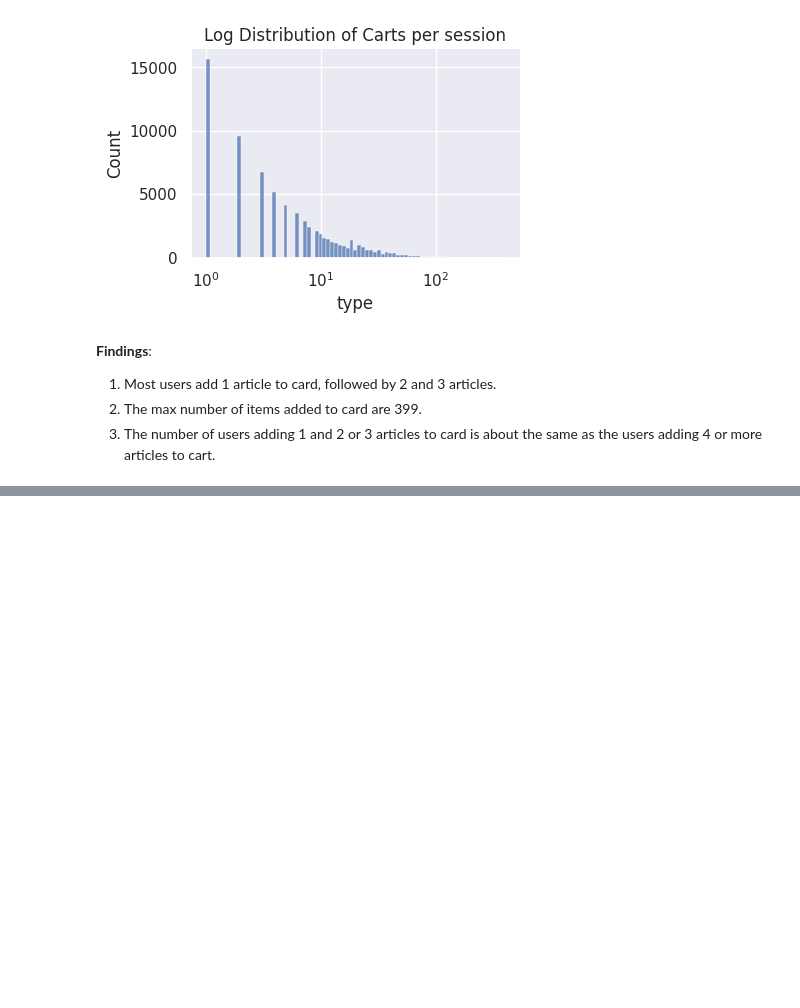
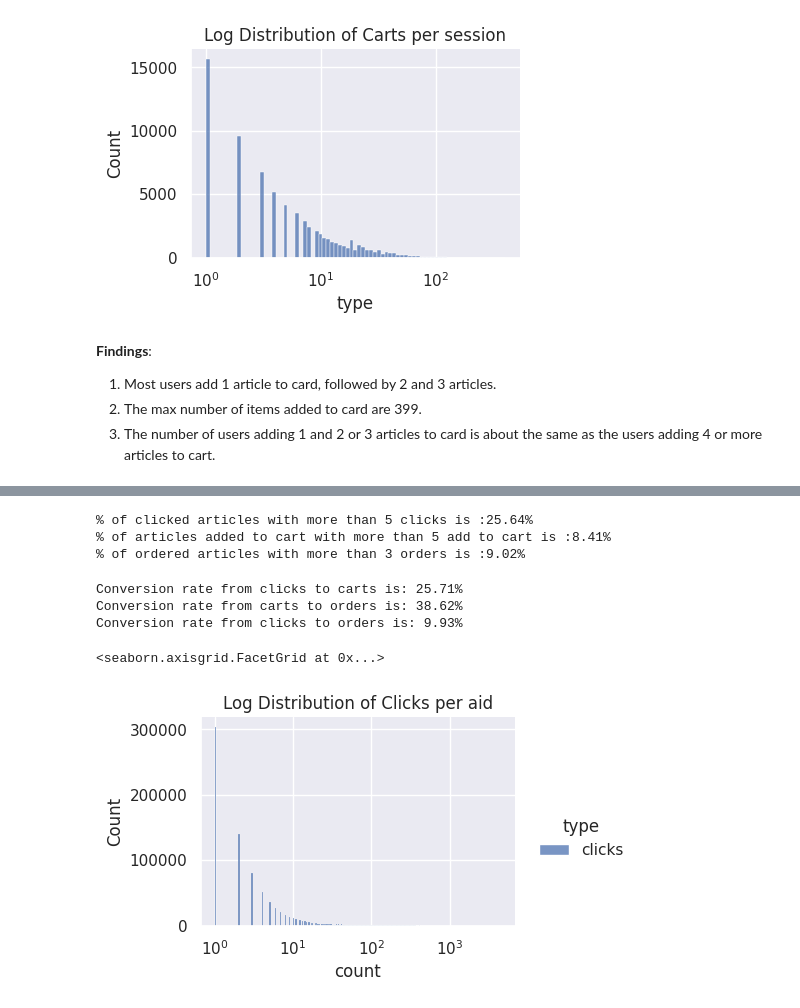
Before and after one commit to a-sharma06/recsys_otto, a Jupyter notebook: otto-eda-exploratory-data-analysis.ipynb, the cells around one changed output, grey strips where cells are left out. Drawn from its saved outputs; the diff is of its cells as text; code cells hidden in the pictures; blank space fills up the shorter version.

Commit message:
Kaggle Notebook | OTTO - EDA (Exploratory Data Analysis) | Version 8

```diff
--- a/otto-eda-exploratory-data-analysis.ipynb
+++ b/otto-eda-exploratory-data-analysis.ipynb
@@ -284,0 +297,55 @@ Name: count, dtype: int64
+# %%
+n_per_aid = (
+    expanded_df
+    .groupby(["aid","type"])
+    ["session"]
+    .count()
+    .reset_index()
+    .rename(columns={"session":"count"})
+)
+# %%
+x = n_per_aid.loc[(n_per_aid["type"]=="clicks") & (n_per_aid["count"]>5), 'aid'].nunique()
+y = n_per_aid.loc[(n_per_aid["type"]=="clicks"), 'aid'].nunique()
+print(f"% of clicked articles with more than 5 clicks is :{x*100/y:.2f}%")
+
+x = n_per_aid.loc[(n_per_aid["type"]=="carts") & (n_per_aid["count"]>5), 'aid'].nunique()
+y = n_per_aid.loc[(n_per_aid["type"]=="carts"), 'aid'].nunique()
+print(f"% of articles added to cart with more than 5 add to cart is :{x*100/y:.2f}%")
+
+x = n_per_aid.loc[(n_per_aid["type"]=="orders") & (n_per_aid["count"]>3), 'aid'].nunique()
+y = n_per_aid.loc[(n_per_aid["type"]=="orders"), 'aid'].nunique()
+print(f"% of ordered articles with more than 3 orders is :{x*100/y:.2f}%")
+# %% [output]
+% of clicked articles with more than 5 clicks is :25.64%
+% of articles added to cart with more than 5 add to cart is :8.41%
+% of ordered articles with more than 3 orders is :9.02%
+# %%
+x = n_per_aid.loc[(n_per_aid["type"]=="clicks"), 'aid'].nunique()
+y = n_per_aid.loc[(n_per_aid["type"]=="carts"), 'aid'].nunique()
+z = n_per_aid.loc[(n_per_aid["type"]=="orders"), 'aid'].nunique()
+
+print(f"Conversion rate from clicks to carts is: {y*100/x:.2f}%")
+print(f"Conversion rate from carts to orders is: {z*100/y:.2f}%")
+print(f"Conversion rate from clicks to orders is: {z*100/x:.2f}%")
+# %% [output]
+Conversion rate from clicks to carts is: 25.71%
+Conversion rate from carts to orders is: 38.62%
+Conversion rate from clicks to orders is: 9.93%
+# %%
+(
+    sns.displot(
+        data=n_per_aid.loc[n_per_aid["type"]=="clicks"],
+        x='count',
+        hue='type',
+        log_scale=True,
+        multiple='dodge',
+        height=3,
+        aspect=1.5,
+    )
+    .set(
+        title='Log Distribution of Clicks per aid',
+    )
+)
+# %% [output]
+<seaborn.axisgrid.FacetGrid at 0x...>
+[figure, added]
```
Also changed, not shown: parts of 6 cells of this notebook.
